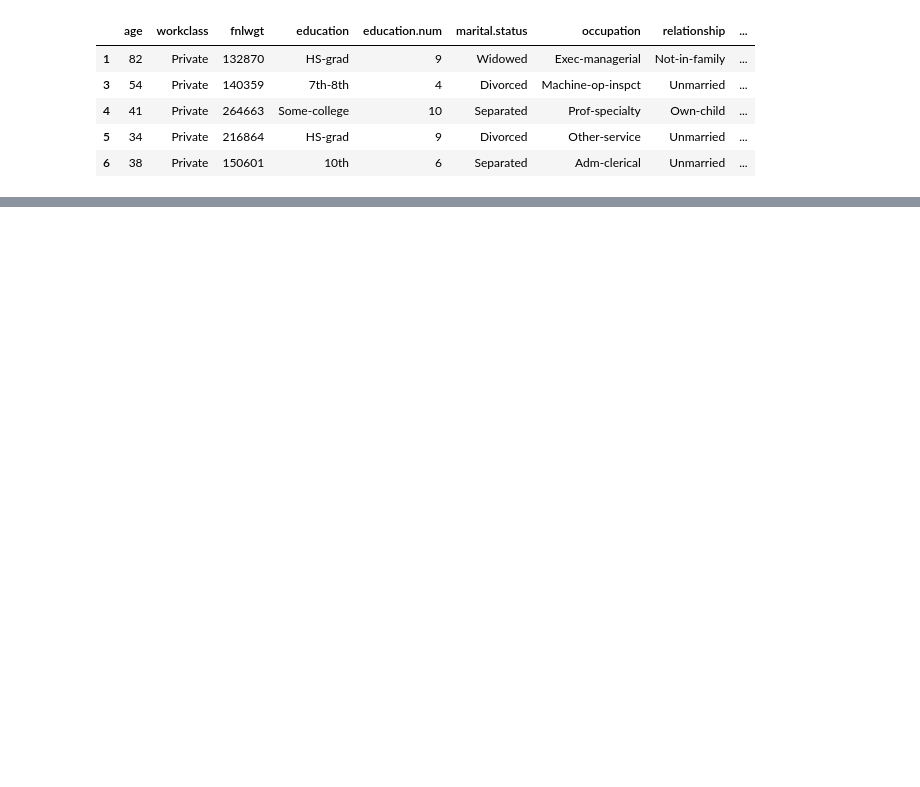
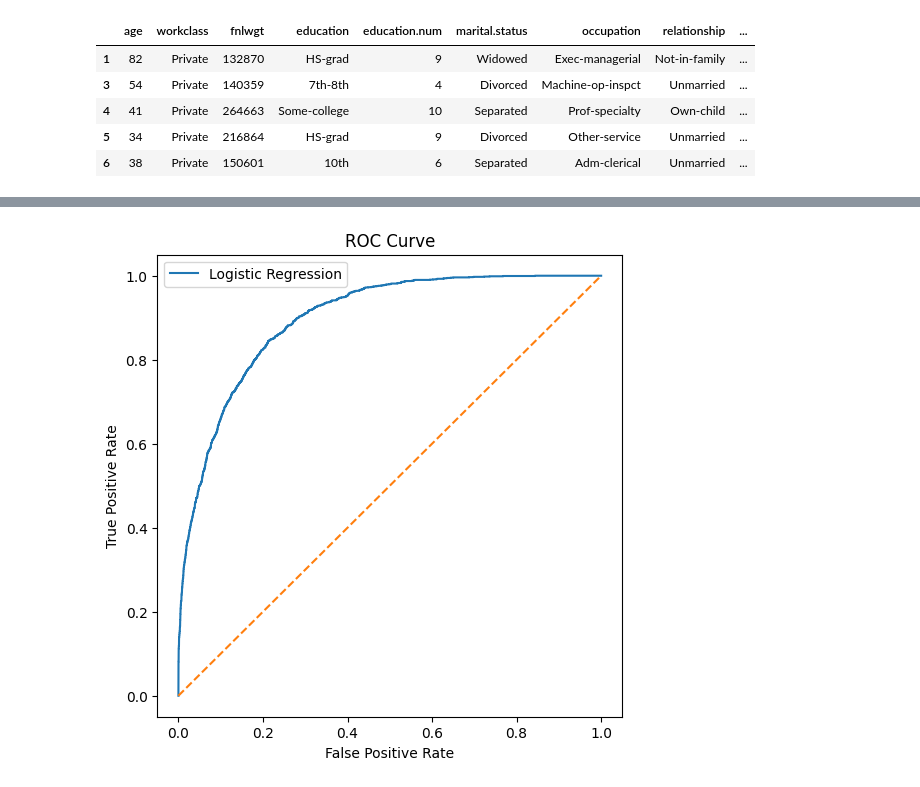
Before and after one commit to Alfred-cyber/DataSchool, a Jupyter notebook: notebooks/03_ml.ipynb, the cells around one changed output, grey strips where cells are left out. Saved outputs shown, nothing was run; the diff lists cells and outputs as text; code cells hidden in the pictures; blank space fills up the shorter version.

```diff
--- a/notebooks/03_ml.ipynb
+++ b/notebooks/03_ml.ipynb
@@ -70,0 +107,6 @@ memory usage: 3.7+ MB
+# %%
+numeric_features = X.select_dtypes(include=["int64"]).columns
+categorical_features = X.select_dtypes(include=["object"]).columns
+
+print(f"The numeric features are {numeric_features}")
+print(f"The categorical features are {categorical_features}")
@@ -70,0 +136,19 @@ memory usage: 3.7+ MB
+# %%
+# Train/Split
+X_train, X_test, y_train, y_test = train_test_split(
+    X,y,
+    test_size=0.2,
+    random_state=42
+)
+# %%
+# Train Logistic Regression
+# max_iter=1000 in Logistic Regression controls how many iterations the optimization algorithm is allowed to run while trying to find the best coefficients.
+
+from sklearn.pipeline import Pipeline
+
+log_model = Pipeline(steps=[
+    ("preprocessor", preprocessor),
+    ("classifier", LogisticRegression(max_iter=1000))
+])
+
+log_model.fit(X_train, y_train)
@@ -70,0 +170,8 @@ memory usage: 3.7+ MB
+# %%
+#Model Evaluation
+y_pred = log_model.predict(X_test)
+y_prob = log_model.predict_proba(X_test)[:, 1]
+
+print("Accuracy", accuracy_score(y_test, y_pred))
+print("AUC", roc_auc_score(y_test, y_prob))
+print(classification_report(y_test, y_pred))
@@ -70,0 +189,14 @@ memory usage: 3.7+ MB
+# %%
+fpr, tpr, thresholds = roc_curve(y_test, y_prob)
+
+plt.figure(figsize=(6,6))
+plt.plot(fpr, tpr, label="Logistic Regression")
+plt.plot([0,1], [0,1], "--")
+
+plt.xlabel("False Positive Rate")
+plt.ylabel("True Positive Rate")
+plt.title("ROC Curve")
+plt.legend()
+plt.show()
+# %% [output]
+[figure, added]
```
Also changed, not shown: parts of 12 cells of this notebook.
